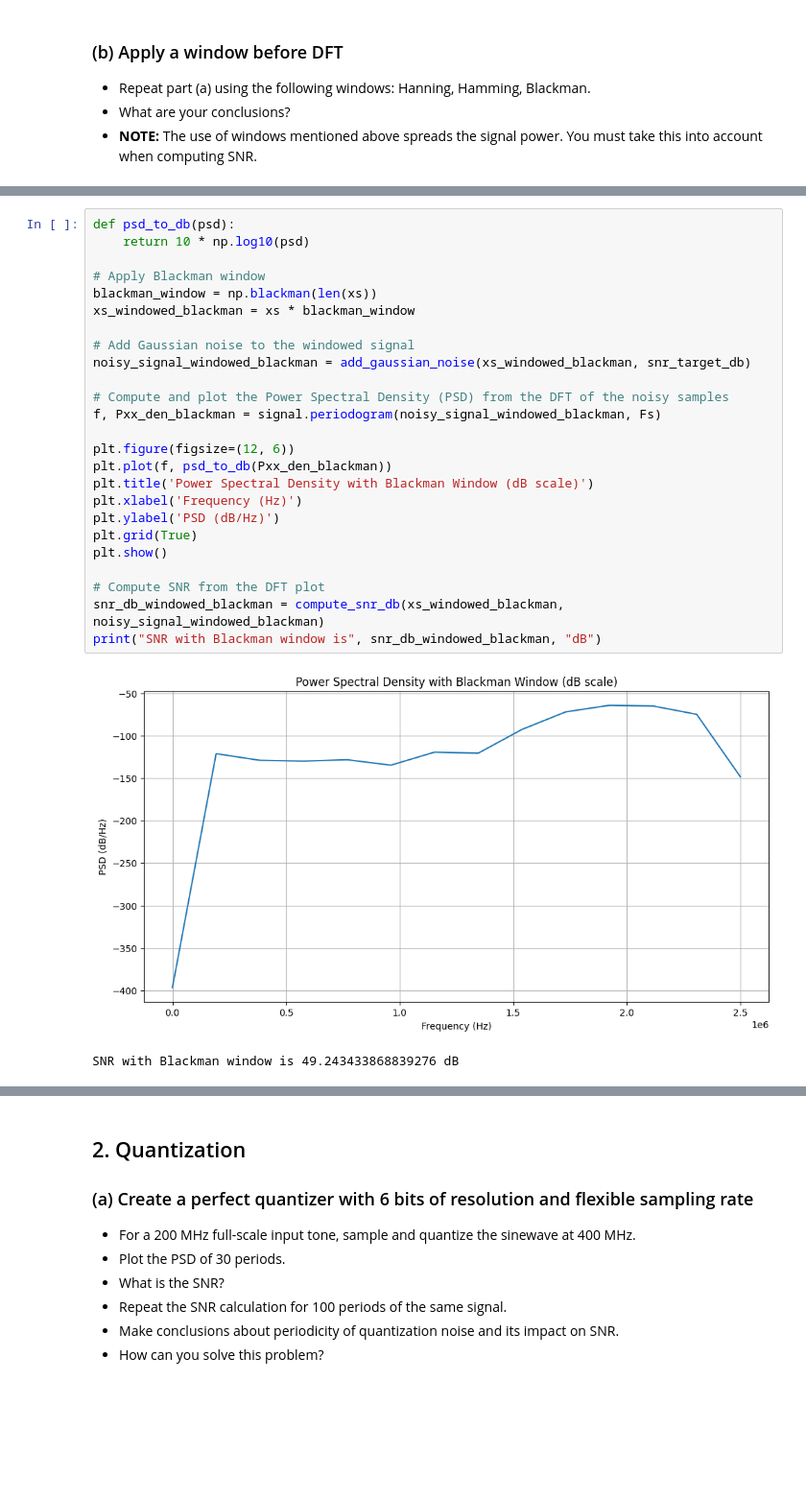
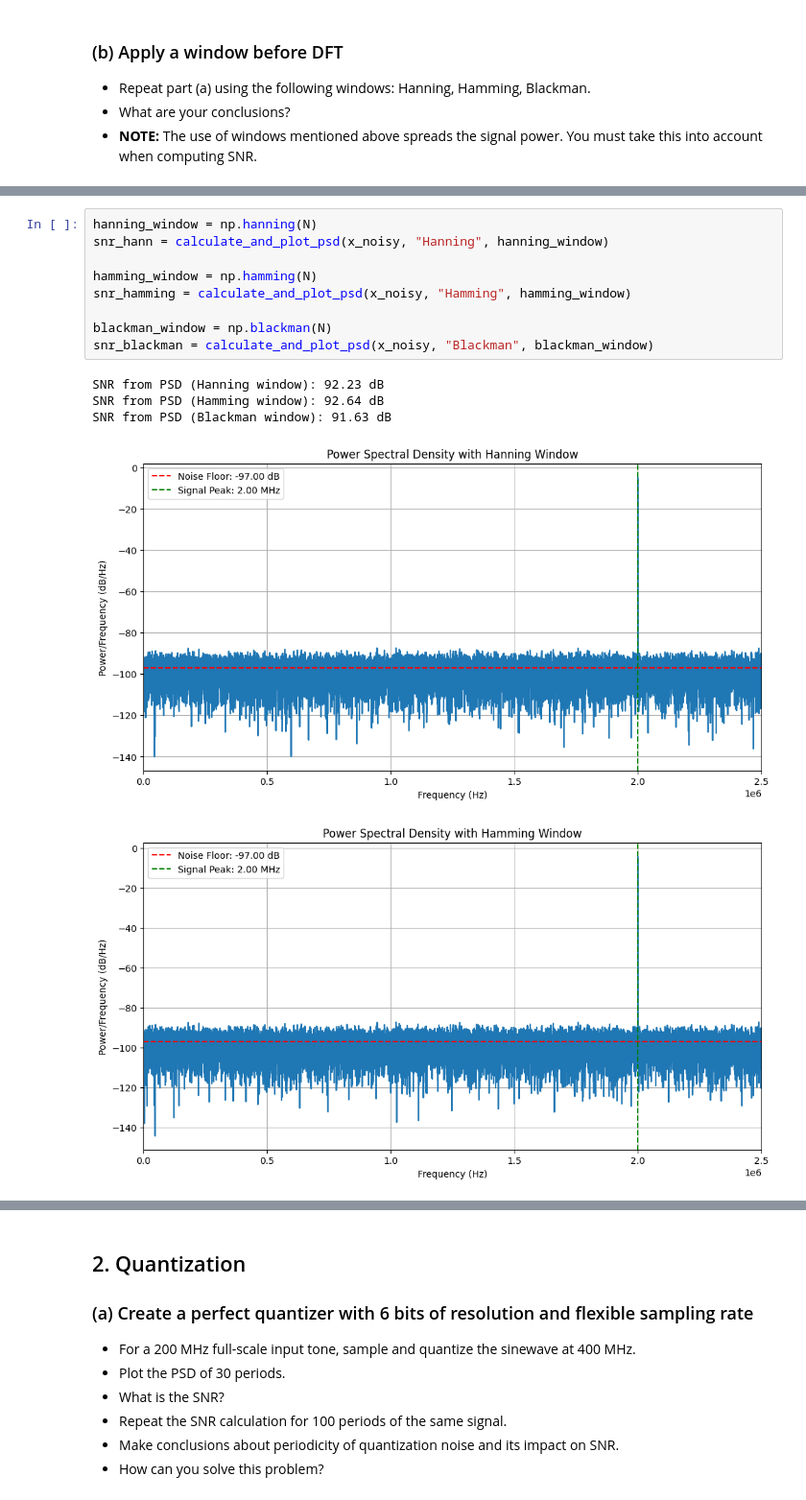
Before and after one commit to Sam-Bieberich/489, a Jupyter notebook: Lab/lab2.ipynb, the cells around one changed output, grey strips where cells are left out. Shown at 96% size. Saved outputs shown, nothing was run; the diff lists cells and outputs as text; blank space fills up the shorter version.

```diff
--- a/Lab/lab2.ipynb
+++ b/Lab/lab2.ipynb
@@ -164,28 +138,15 @@ SNR with Hamming window is 50.978320646117 dB
-# %%
-def psd_to_db(psd):
-    return 10 * np.log10(psd)
-
-# Apply Blackman window
-blackman_window = np.blackman(len(xs))
-xs_windowed_blackman = xs * blackman_window
-
-# Add Gaussian noise to the windowed signal
-noisy_signal_windowed_blackman = add_gaussian_noise(xs_windowed_blackman, snr_target_db)
-
-# Compute and plot the Power Spectral Density (PSD) from the DFT of the noisy samples
-f, Pxx_den_blackman = signal.periodogram(noisy_signal_windowed_blackman, Fs)
-
-plt.figure(figsize=(12, 6))
-plt.plot(f, psd_to_db(Pxx_den_blackman))
-plt.title('Power Spectral Density with Blackman Window (dB scale)')
-plt.xlabel('Frequency (Hz)')
-plt.ylabel('PSD (dB/Hz)')
-plt.grid(True)
-plt.show()
-
-# Compute SNR from the DFT plot
-snr_db_windowed_blackman = compute_snr_db(xs_windowed_blackman, noisy_signal_windowed_blackman)
-print("SNR with Blackman window is", snr_db_windowed_blackman, "dB")
-# %% [output]
-[figure, removed]
-SNR with Blackman window is 49.243433868839276 dB
+# %%
+hanning_window = np.hanning(N)
+snr_hann = calculate_and_plot_psd(x_noisy, "Hanning", hanning_window)
+
+hamming_window = np.hamming(N)
+snr_hamming = calculate_and_plot_psd(x_noisy, "Hamming", hamming_window)
+
+blackman_window = np.blackman(N)
+snr_blackman = calculate_and_plot_psd(x_noisy, "Blackman", blackman_window)
+# %% [output]
+SNR from PSD (Hanning window): 92.23 dB
+SNR from PSD (Hamming window): 92.64 dB
+SNR from PSD (Blackman window): 91.63 dB
+[figure, added]
+[figure, added]
```
Also changed, not shown: parts of 19 cells of this notebook.
